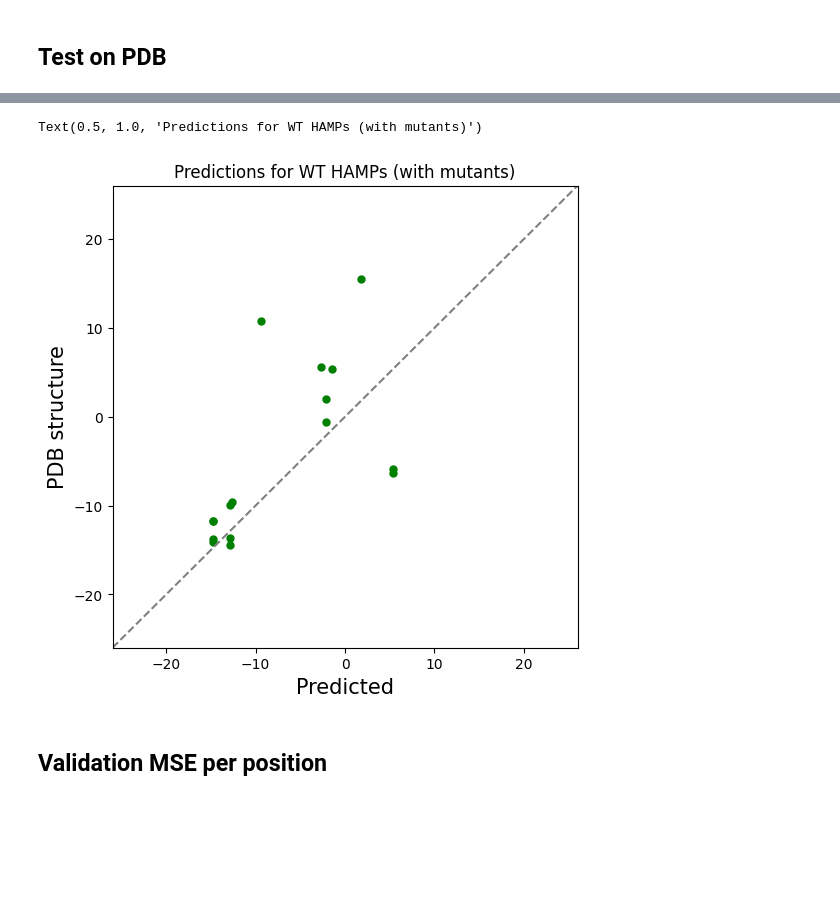
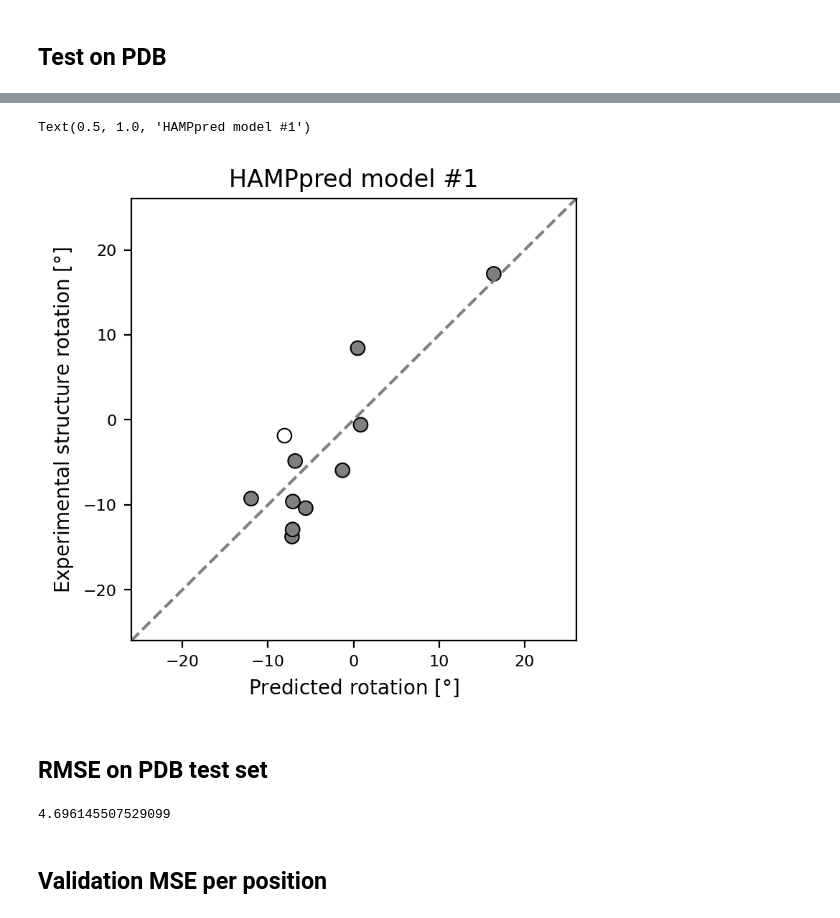
Before and after one commit to labstructbioinf/HAMPpred, a Jupyter notebook: notebooks/train_hamp_rot.ipynb, the cells around one changed output, grey strips where cells are left out. Drawn from its saved outputs; the diff is of its cells as text; code cells hidden in the pictures; blank space fills up the shorter version.

```diff
--- a/notebooks/train_hamp_rot.ipynb
+++ b/notebooks/train_hamp_rot.ipynb
@@ -79,5 +131,6 @@ plt.show()
 # %%
-val = data.loc[val_ids]
+val = f'{DATA_DIR}/af_clean_model_test.p'
+val = pd.read_pickle(val)
 seqs = list(val.train_seq)
 tr=[]
 for n,r in val.iterrows():
@@ -140,21 +185,4 @@ test_data = pd.read_pickle('../../TCST/hamp_svm/pdb_measure.p')
 # %%
-# mutants deletion
-test_data.rename(columns={'seq1':'n_seq', 'seq2':'c_seq'}, inplace=True)
-test_data=test_data.drop(['5jeq.pdb',
-            '5jef.pdb',
-            '3zrv.pdb',
-            '2lfs.pdb',
-            '3zrw.pdb',
-            '3zcc.pdb',
-            '2l7i.pdb', '2y20.pdb', '2y21.pdb', '2y0q.pdb',
-
-            '3lnr.pdb',
-                    '4i44.pdb', '4i3m.pdb'
-
-
-           ])
-test_data['n_seq'] = test_data['n_seq'].apply(lambda x:x[1:-1])
-test_data['c_seq'] = test_data['c_seq'].apply(lambda x:x[1:-1])
 seq = []
 tr = []
 for n,r in test_data.iterrows():
@@ -169,15 +197,33 @@ for n,r in res.iterrows():
 # %%
-fig, ax = plt.subplots(1,1, figsize=(6, 6), dpi=100)
-ax.scatter(pr, tr, color='green', s=25)
+title_font_size = 12
+label_font_size = 10
+tick_font_size = 8
+
+fig, ax = plt.subplots(1,1, figsize=(4, 4), dpi=200)
+
+colors = ['white' if i=='1_2l7i.pdb' else 'grey' for i in test_data.index]
+
+ax.scatter(pr, tr, color=colors, lw=0.75, edgecolors='k', s=50)
+
 ax.set_ylim(-26, 26)
 ax.set_xlim(-26, 26)
 ax.plot([0, 1], [0, 1], '--', transform=ax.transAxes, color='grey')
-ax.set_xlabel('Predicted', size=15)
-ax.set_ylabel('PDB structure', size=15)
-ax.set_title('Predictions for WT HAMPs (with mutants)')
+
+ax.set_xlabel(r'Predicted rotation [$\degree$]', size=label_font_size)
+ax.set_ylabel(r'Experimental structure rotation [$\degree$]', size=label_font_size)
+
+ax.tick_params(axis='both', which='major', labelsize=tick_font_size)
+ax.tick_params(axis='both', which='minor', labelsize=tick_font_size)
+ax.set_title("HAMPpred model #1", size=title_font_size)
 # %% [output]
-Text(0.5, 1.0, 'Predictions for WT HAMPs (with mutants)')
+Text(0.5, 1.0, 'HAMPpred model #1')
-[figure, old version]
+[figure, new version]
+# %% [markdown]
+## RMSE on PDB test set
+# %%
+np.mean((np.asarray(tr)-np.asarray(pr)) **2 ) ** 0.5
+# %% [output]
+4.696145507529099
 # %% [markdown]
 ## Validation MSE per position
 # %%
```
Also changed, not shown: parts of 22 cells of this notebook, 8 other files.
